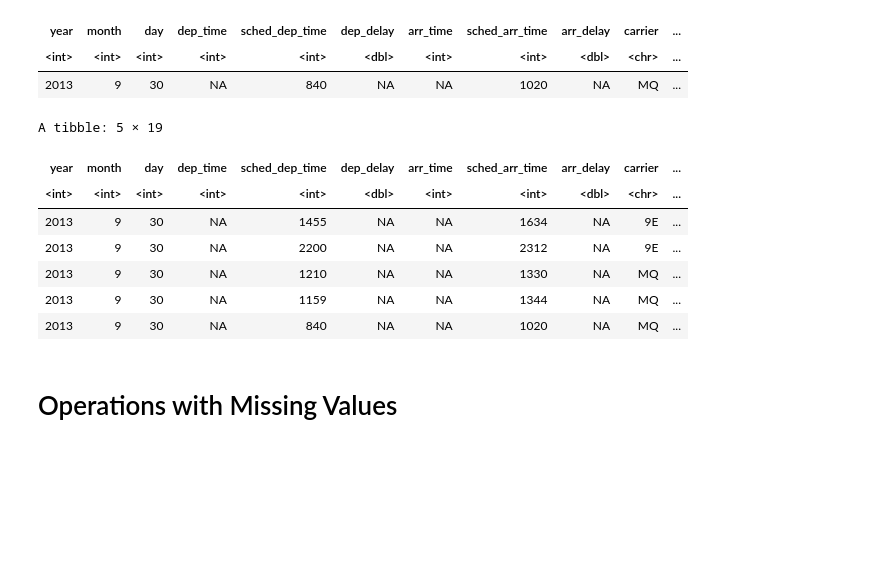
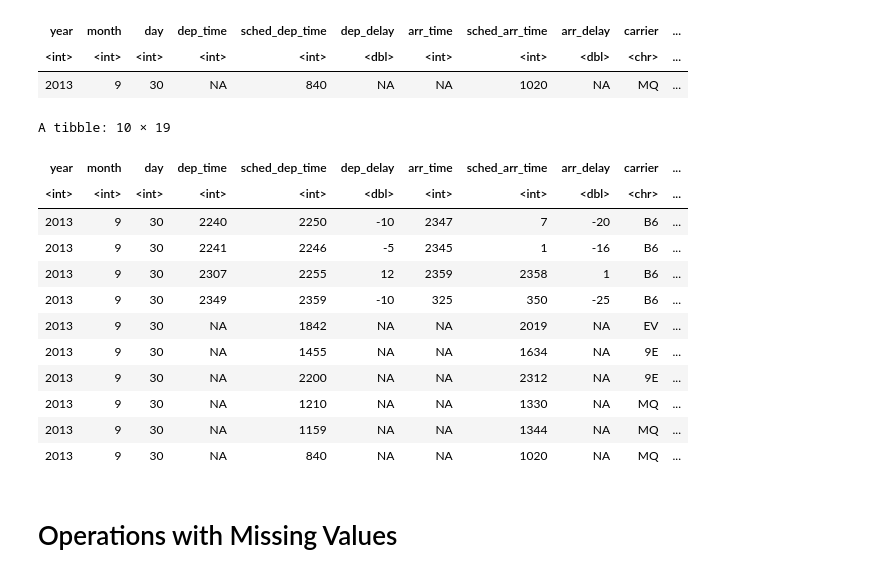
Before and after one commit to ambujtewari/stats306-winter2022, a Jupyter notebook: Lecture04.ipynb, the cells around one changed output. Drawn from its saved outputs; the diff is of its cells as text; code cells hidden in the pictures; blank space fills up the shorter version.

```diff
--- a/Lecture04.ipynb
+++ b/Lecture04.ipynb
@@ -405,11 +418,16 @@ A tibble: 1 × 19
 | <int> | <int> | <int> | <int> | <int> | <dbl> | <int> | <int> | <dbl> | <chr> | ... |
 | 2013 | 9 | 30 | NA | 840 | NA | NA | 1020 | NA | MQ | ... |
 # %%
-slice(flights, (n()-4):n()) # last 5 rows
+slice(flights, (n()-9):n()) # last 5 rows
 # %% [output]
-A tibble: 5 × 19
+A tibble: 10 × 19
 | year | month | day | dep_time | sched_dep_time | dep_delay | arr_time | sched_arr_time | arr_delay | carrier | ... |
 | <int> | <int> | <int> | <int> | <int> | <dbl> | <int> | <int> | <dbl> | <chr> | ... |
+| 2013 | 9 | 30 | 2240 | 2250 | -10 | 2347 | 7 | -20 | B6 | ... |
+| 2013 | 9 | 30 | 2241 | 2246 | -5 | 2345 | 1 | -16 | B6 | ... |
+| 2013 | 9 | 30 | 2307 | 2255 | 12 | 2359 | 2358 | 1 | B6 | ... |
+| 2013 | 9 | 30 | 2349 | 2359 | -10 | 325 | 350 | -25 | B6 | ... |
+| 2013 | 9 | 30 | NA | 1842 | NA | NA | 2019 | NA | EV | ... |
 | 2013 | 9 | 30 | NA | 1455 | NA | NA | 1634 | NA | 9E | ... |
 | 2013 | 9 | 30 | NA | 2200 | NA | NA | 2312 | NA | 9E | ... |
 | 2013 | 9 | 30 | NA | 1210 | NA | NA | 1330 | NA | MQ | ... |
```
Also changed, not shown: parts of 1 cell of this notebook.
